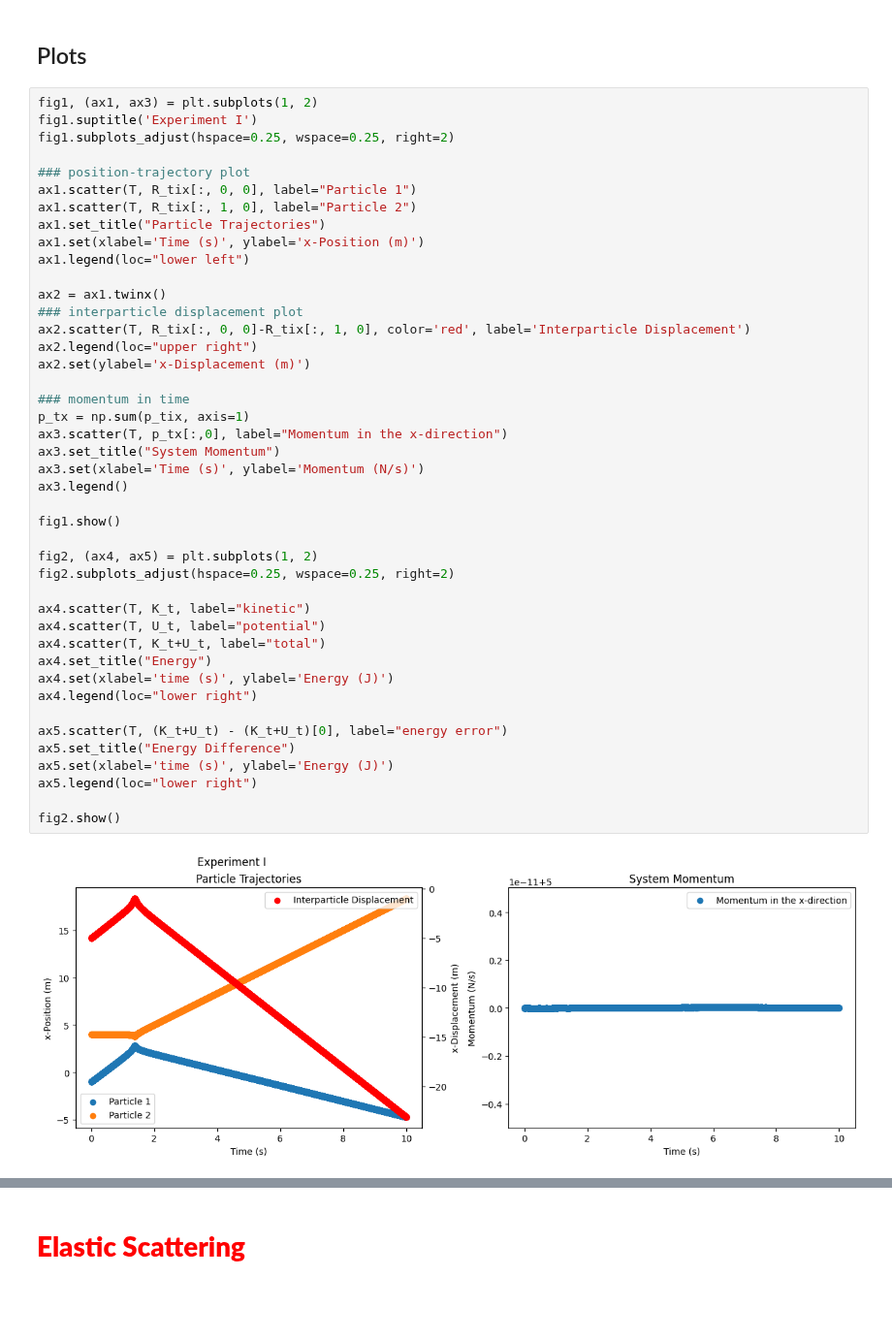
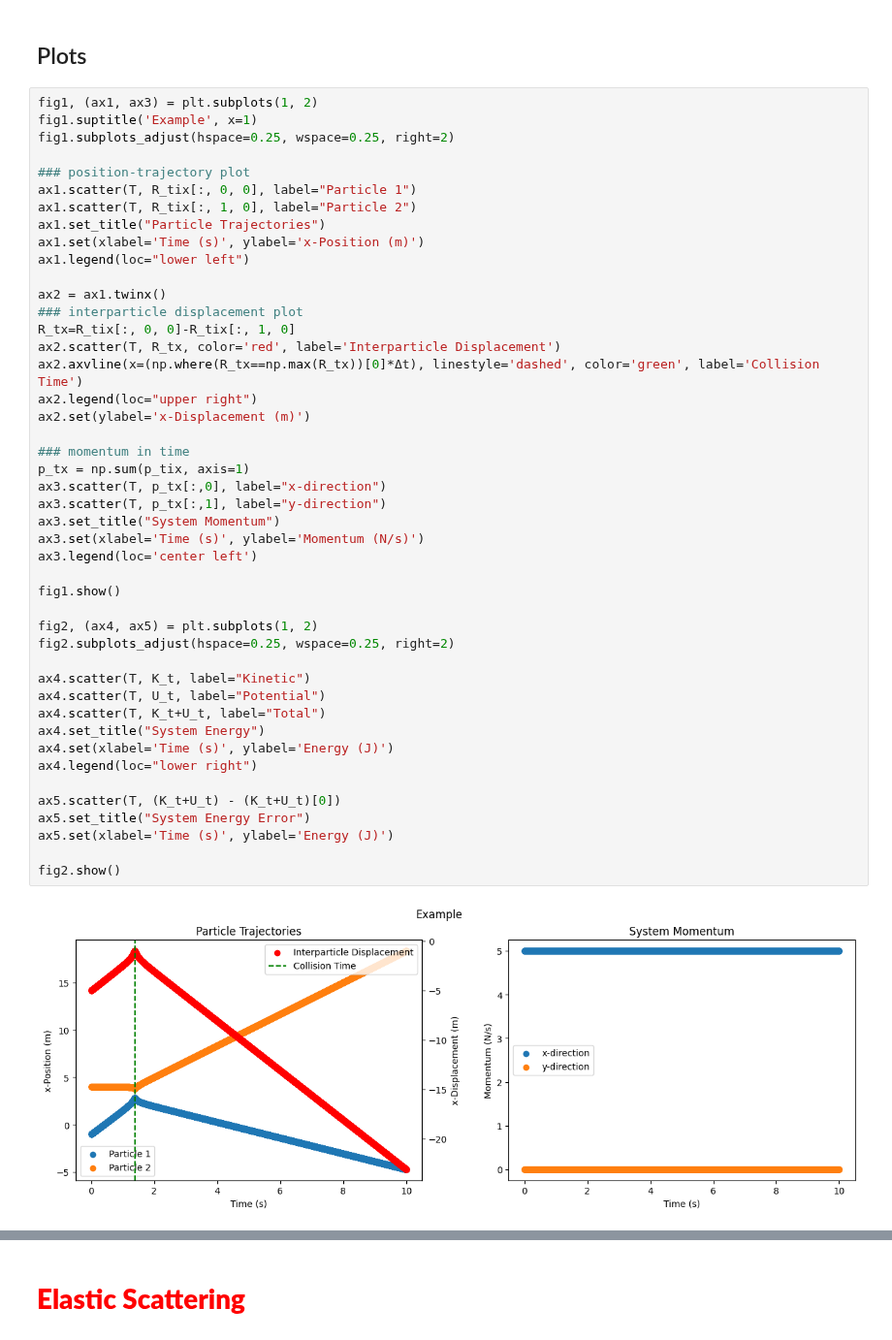
Before and after one commit to CalebAnderson22/PHY122, a Jupyter notebook: L7_Anderson.ipynb, the cells around one changed output, grey strips where cells are left out. Shown at 97% size. Cells and saved outputs as stored; diff of their text form; blank space fills up the shorter version.

```diff
--- a/L7_Anderson.ipynb
+++ b/L7_Anderson.ipynb
@@ -92,46 +92,48 @@ for t in range(len(T)): ## Momentum-Verlet Integrator For-loop
 ## Plots
 # %%
 fig1, (ax1, ax3) = plt.subplots(1, 2)
-fig1.suptitle('Experiment I')
+fig1.suptitle('Example', x=1)
 fig1.subplots_adjust(hspace=0.25, wspace=0.25, right=2)
 
 ### position-trajectory plot
 ax1.scatter(T, R_tix[:, 0, 0], label="Particle 1")
 ax1.scatter(T, R_tix[:, 1, 0], label="Particle 2")
 ax1.set_title("Particle Trajectories")
 ax1.set(xlabel='Time (s)', ylabel='x-Position (m)')
 ax1.legend(loc="lower left")
 
 ax2 = ax1.twinx()
 ### interparticle displacement plot
-ax2.scatter(T, R_tix[:, 0, 0]-R_tix[:, 1, 0], color='red', label='Interparticle Displacement')
+R_tx=R_tix[:, 0, 0]-R_tix[:, 1, 0]
+ax2.scatter(T, R_tx, color='red', label='Interparticle Displacement')
+ax2.axvline(x=(np.where(R_tx==np.max(R_tx))[0]*Δt), linestyle='dashed', color='green', label='Collision Time')
 ax2.legend(loc="upper right")
 ax2.set(ylabel='x-Displacement (m)')
 
 ### momentum in time
 p_tx = np.sum(p_tix, axis=1)
-ax3.scatter(T, p_tx[:,0], label="Momentum in the x-direction")
+ax3.scatter(T, p_tx[:,0], label="x-direction")
+ax3.scatter(T, p_tx[:,1], label="y-direction")
 ax3.set_title("System Momentum")
 ax3.set(xlabel='Time (s)', ylabel='Momentum (N/s)')
-ax3.legend()
+ax3.legend(loc='center left')
 
 fig1.show()
 
 fig2, (ax4, ax5) = plt.subplots(1, 2)
 fig2.subplots_adjust(hspace=0.25, wspace=0.25, right=2)
 
-ax4.scatter(T, K_t, label="kinetic")
-ax4.scatter(T, U_t, label="potential")
-ax4.scatter(T, K_t+U_t, label="total")
-ax4.set_title("Energy")
-ax4.set(xlabel='time (s)', ylabel='Energy (J)')
+ax4.scatter(T, K_t, label="Kinetic")
+ax4.scatter(T, U_t, label="Potential")
+ax4.scatter(T, K_t+U_t, label="Total")
+ax4.set_title("System Energy")
+ax4.set(xlabel='Time (s)', ylabel='Energy (J)')
 ax4.legend(loc="lower right")
 
-ax5.scatter(T, (K_t+U_t) - (K_t+U_t)[0], label="energy error")
-ax5.set_title("Energy Difference")
-ax5.set(xlabel='time (s)', ylabel='Energy (J)')
-ax5.legend(loc="lower right")
+ax5.scatter(T, (K_t+U_t) - (K_t+U_t)[0])
+ax5.set_title("System Energy Error")
+ax5.set(xlabel='Time (s)', ylabel='Energy (J)')
 
 fig2.show()
 # %% [output]
-[figure, old version]
+[figure, new version]
```
Also changed, not shown: parts of 24 cells of this notebook.
